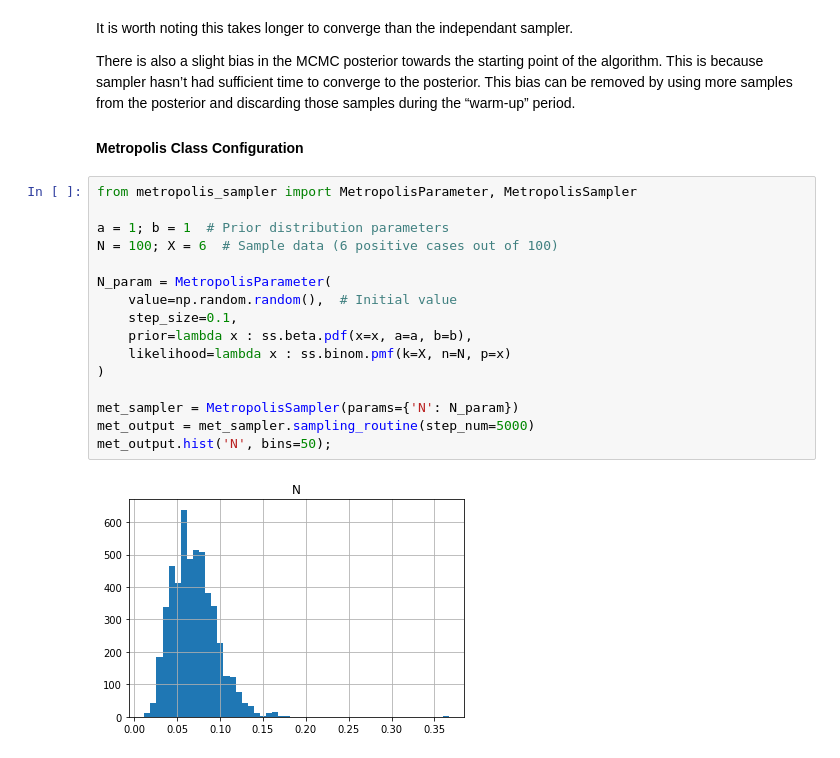
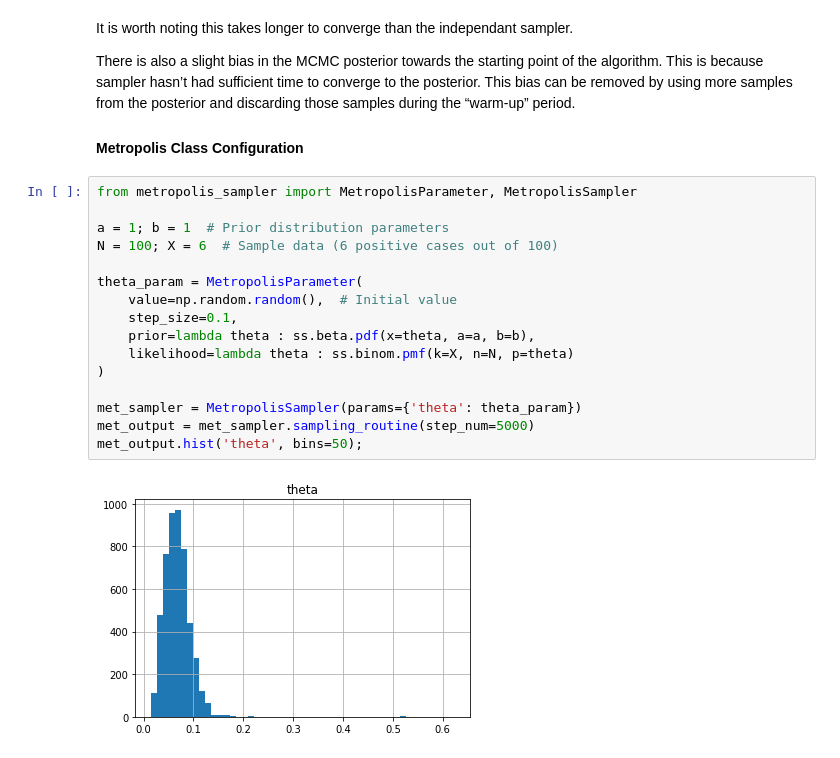
Before and after one commit to KCGallagher/periodic-sampling, a Jupyter notebook: periodic_sampling/sampling_methods/exampler.ipynb, the cells around one changed output. Saved outputs shown, nothing was run; the diff lists cells and outputs as text.

```diff
--- a/periodic_sampling/sampling_methods/exampler.ipynb
+++ b/periodic_sampling/sampling_methods/exampler.ipynb
@@ -341,18 +341,18 @@ There is also a slight bias in the MCMC posterior towards the starting point of
 # %%
 from metropolis_sampler import MetropolisParameter, MetropolisSampler
 
 a = 1; b = 1  # Prior distribution parameters
 N = 100; X = 6  # Sample data (6 positive cases out of 100)
 
-N_param = MetropolisParameter(
+theta_param = MetropolisParameter(
     value=np.random.random(),  # Initial value
     step_size=0.1,
-    prior=lambda x : ss.beta.pdf(x=x, a=a, b=b),
-    likelihood=lambda x : ss.binom.pmf(k=X, n=N, p=x)
+    prior=lambda theta : ss.beta.pdf(x=theta, a=a, b=b),
+    likelihood=lambda theta : ss.binom.pmf(k=X, n=N, p=theta)
 )
 
-met_sampler = MetropolisSampler(params={'N': N_param})
+met_sampler = MetropolisSampler(params={'theta': theta_param})
 met_output = met_sampler.sampling_routine(step_num=5000)
-met_output.hist('N', bins=50);
+met_output.hist('theta', bins=50);
 # %% [output]
-[figure, old version]
+[figure, new version]
```
Also changed, not shown: parts of 10 cells of this notebook, 1 other file.
